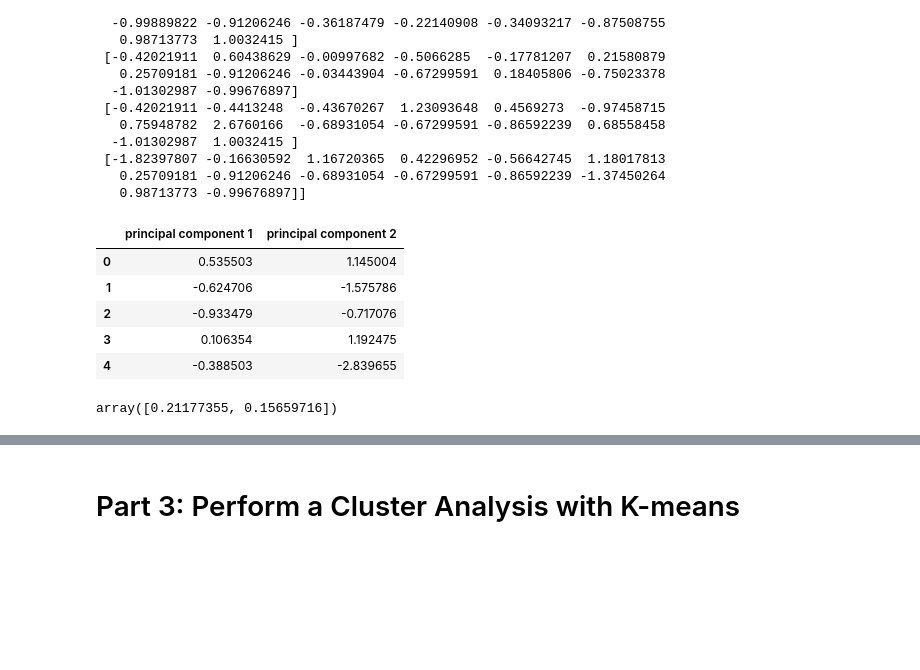
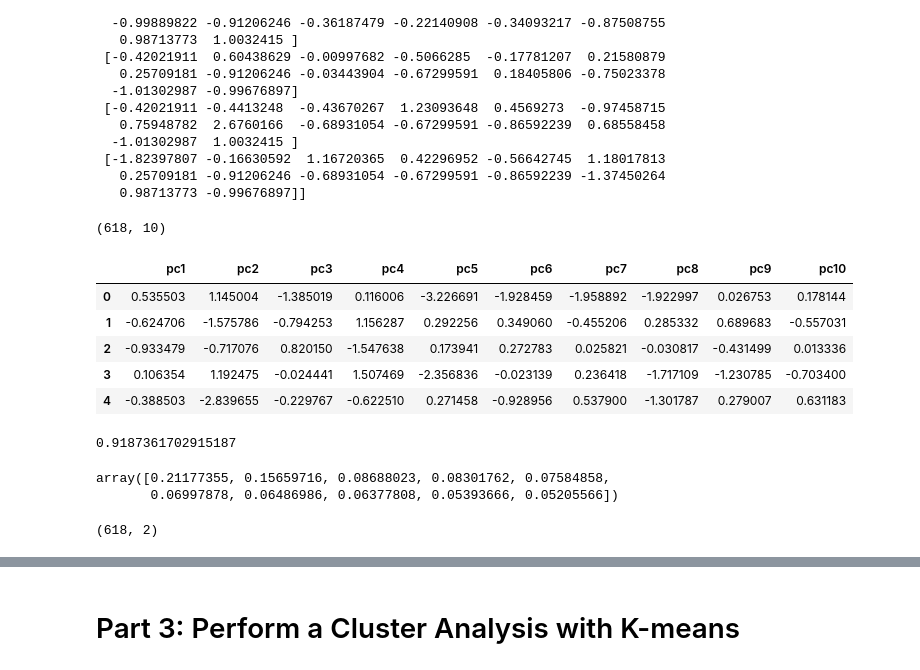
Before and after one commit to Salllym/Unsupervised-Learning, a Jupyter notebook: Myopia.ipynb, the cells around one changed output, grey strips where cells are left out. Saved outputs shown, nothing was run; the diff lists cells and outputs as text; code cells hidden in the pictures; blank space fills up the shorter version.

```diff
--- a/Myopia.ipynb
+++ b/Myopia.ipynb
@@ -62,28 +63,38 @@ print(scaled[0:5])
    0.25709181 -0.91206246 -0.68931054 -0.67299591 -0.86592239 -1.37450264
    0.98713773 -0.99676897]]
 # %%
-# Applying PCA to reduce dimensions from 4 to 2
+# Applying PCA to reduce dimensions
 
 # Initialize PCA model
-pca = PCA(n_components=2)
+pca = PCA(n_components=0.90)
 
 # Get two principal components for the data.
 X_pca = pca.fit_transform(scaled)
+# %%
+X_pca.shape
+# %% [output]
+(618, 10)
 # %%
 # Transform PCA data to a DataFrame
 df_X_pca = pd.DataFrame(
-    data=X_pca, columns=["principal component 1", "principal component 2"]
+    data=X_pca, columns=["pc1", "pc2", "pc3", "pc4", "pc5", "pc6", "pc7", "pc8", "pc9", "pc10"]
 )
 df_X_pca.head()
 # %% [output]
-|  | principal component 1 | principal component 2 |
-| 0 | 0.535503 | 1.145004 |
-| 1 | -0.624706 | -1.575786 |
-| 2 | -0.933479 | -0.717076 |
-| 3 | 0.106354 | 1.192475 |
-| 4 | -0.388503 | -2.839655 |
+|  | pc1 | pc2 | pc3 | pc4 | pc5 | pc6 | pc7 | pc8 | pc9 | pc10 |
+| 0 | 0.535503 | 1.145004 | -1.385019 | 0.116006 | -3.226691 | -1.928459 | -1.958892 | -1.922997 | 0.026753 | 0.178144 |
+| 1 | -0.624706 | -1.575786 | -0.794253 | 1.156287 | 0.292256 | 0.349060 | -0.455206 | 0.285332 | 0.689683 | -0.557031 |
+| 2 | -0.933479 | -0.717076 | 0.820150 | -1.547638 | 0.173941 | 0.272783 | 0.025821 | -0.030817 | -0.431499 | 0.013336 |
+| 3 | 0.106354 | 1.192475 | -0.024441 | 1.507469 | -2.356836 | -0.023139 | 0.236418 | -1.717109 | -1.230785 | -0.703400 |
+| 4 | -0.388503 | -2.839655 | -0.229767 | -0.622510 | 0.271458 | -0.928956 | 0.537900 | -1.301787 | 0.279007 | 0.631183 |
+# %%
+# Check to see if variance is 0.90
+pca.explained_variance_ratio_.sum()
+# %% [output]
+0.9187361702915187
 # %%
 # Fetch the explained variance
 pca.explained_variance_ratio_
 # %% [output]
-array([0.21177355, 0.15659716])
+array([0.21177355, 0.15659716, 0.08688023, 0.08301762, 0.07584858,
+       0.06997878, 0.06486986, 0.06377808, 0.05393666, 0.05205566])
@@ -89,0 +108,5 @@ array([0.21177355, 0.15659716])
+# %%
+# Check that dimensions have been reduced to two
+tsne_features.shape
+# %% [output]
+(618, 2)
```
Also changed, not shown: parts of 15 cells of this notebook.
